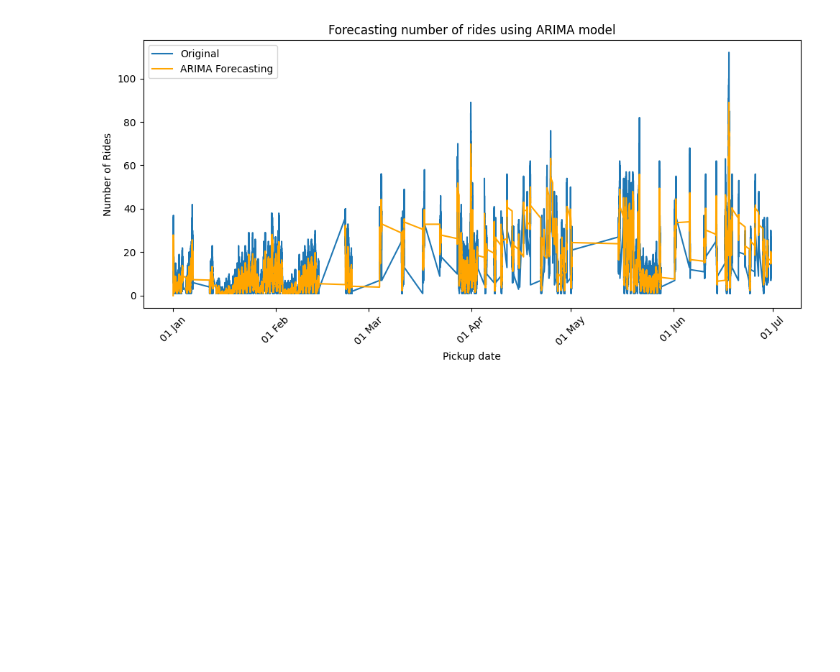
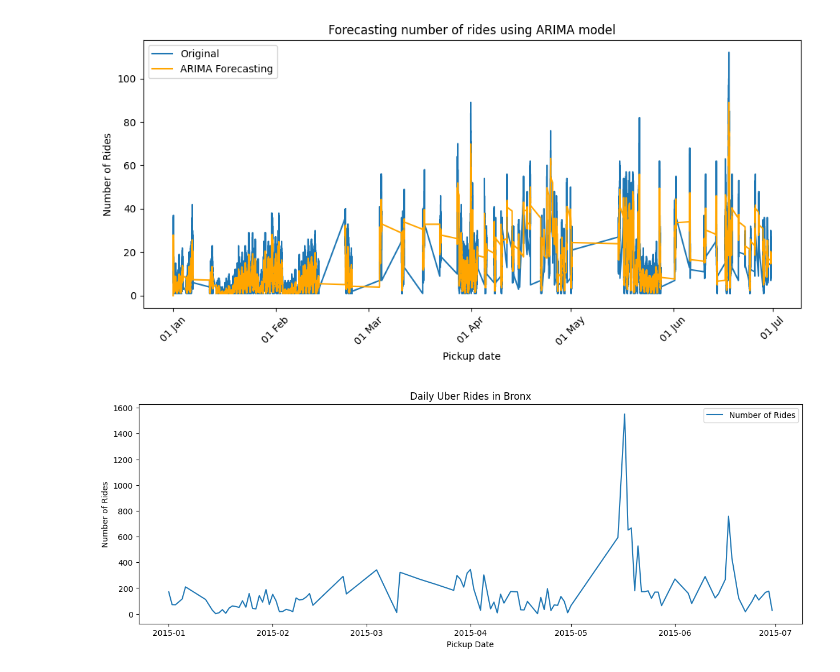
Before and after one commit to Isanjalee/fyp, a Jupyter notebook: Analyses_and_Forecasting.ipynb, the cells around one changed output. Saved outputs shown, nothing was run; the diff lists cells and outputs as text; code cells hidden in the pictures; blank space fills up the shorter version.

```diff
--- a/Analyses_and_Forecasting.ipynb
+++ b/Analyses_and_Forecasting.ipynb
@@ -608,3 +442,30 @@ plt.tight_layout()
 plt.show()
 # %% [output]
 [figure]
+# %%
+import pandas as pd
+import matplotlib.pyplot as plt
+
+# Sample DataFrame
+copied_dataset['Pickup_date'] = pd.to_datetime(copied_dataset['Pickup_date'])
+
+copied_dataset.set_index('Pickup_date', inplace=True)
+
+bronx_data = copied_dataset[copied_dataset['Borough'] == 'Bronx']
+
+daily_rides = bronx_data.groupby(bronx_data.index.date).size()
+
+daily_rides_df = daily_rides.to_frame(name='Number of Rides')
+
+
+
+
+
+
+# Plot the DataFrame
+daily_rides_df.plot(figsize=(15,5), title='Daily Uber Rides in Bronx')
+plt.xlabel('Pickup Date')
+plt.ylabel('Number of Rides')
+plt.show()
+# %% [output]
+[figure, added]
```
Also changed, not shown: parts of 21 cells of this notebook.
